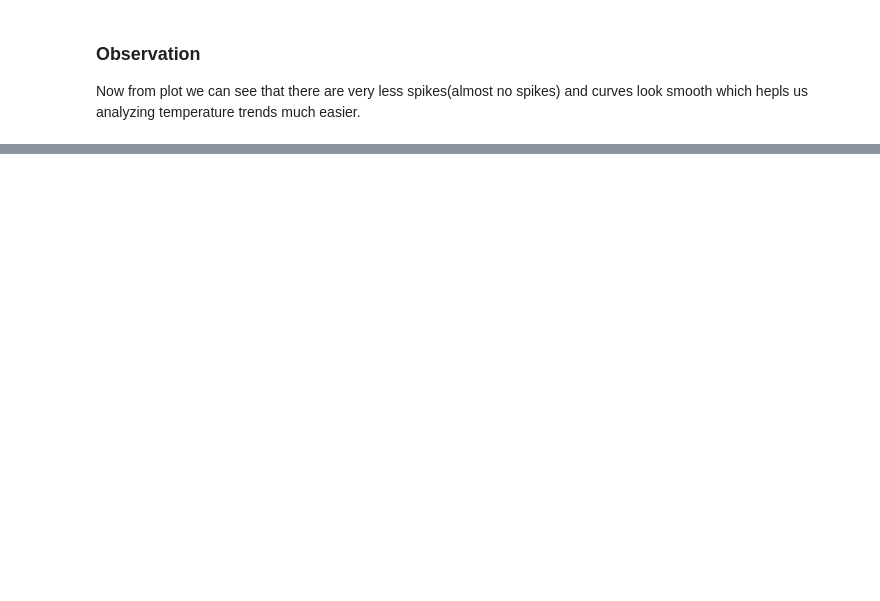
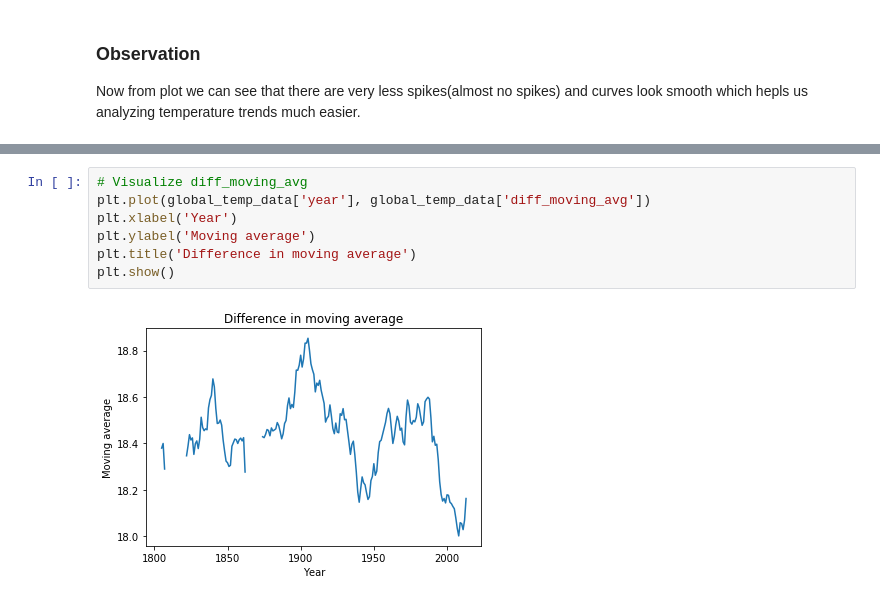
Before and after one commit to ManideepTelukuntla/Exploring-Weather-Trends, a Jupyter notebook: ExploringWeatherTrends.ipynb, the cells around one changed output, grey strips where cells are left out. Saved outputs shown, nothing was run; the diff lists cells and outputs as text; blank space fills up the shorter version.

```diff
--- a/ExploringWeatherTrends.ipynb
+++ b/ExploringWeatherTrends.ipynb
@@ -77,0 +124,9 @@ Now from plot we can see that there are very less spikes(almost no spikes) and c
+# %%
+# Visualize diff_moving_avg
+plt.plot(global_temp_data['year'], global_temp_data['diff_moving_avg'])
+plt.xlabel('Year')
+plt.ylabel('Moving average')
+plt.title('Difference in moving average')
+plt.show()
+# %% [output]
+[figure, added]
```
Also changed, not shown: parts of 12 cells of this notebook.
